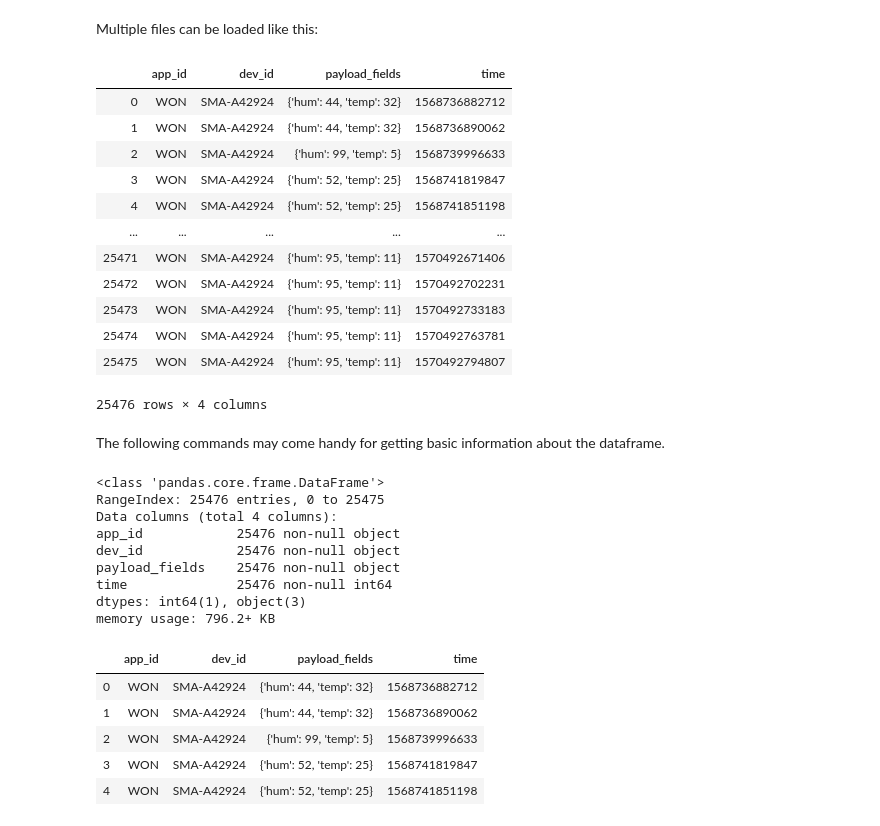
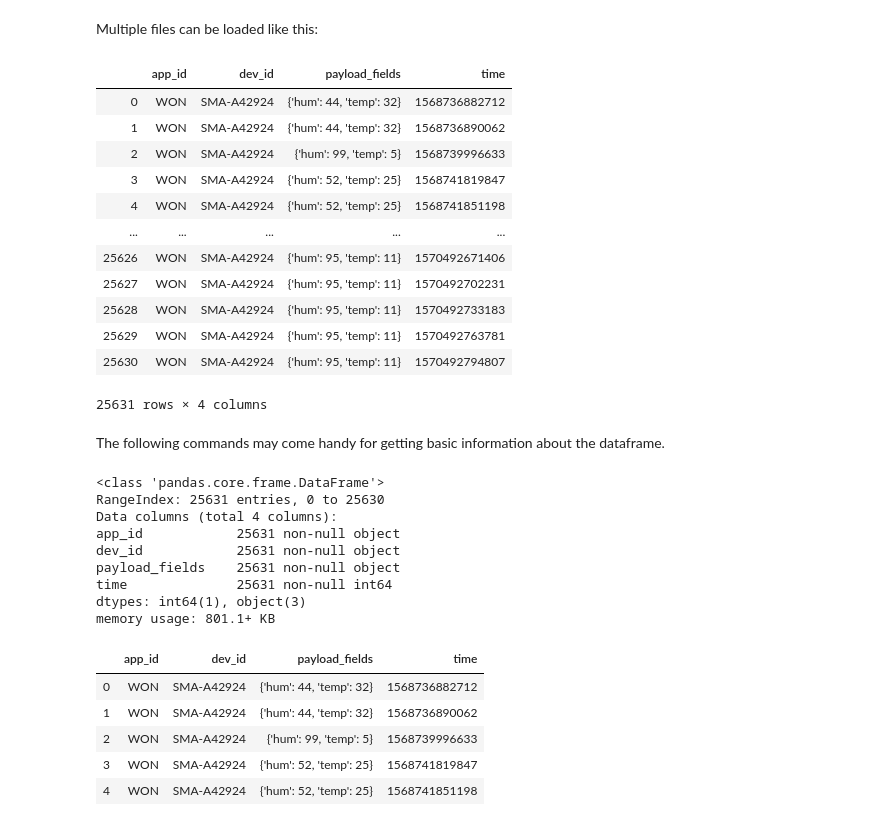
Before and after one commit to sensemakersamsterdam/sensemakers-iot-platform-2019, a Jupyter notebook: notebooks/demo1.ipynb, the cells around one changed output. Drawn from its saved outputs; the diff is of its cells as text; code cells hidden in the pictures.

```diff
--- a/notebooks/demo1.ipynb
+++ b/notebooks/demo1.ipynb
@@ -97,46 +90,46 @@ Multiple files can be loaded like this:
 # %%
 import glob
 
 # List all files for project WON and device SMA-A42924.
 files = glob.glob('/home/shared/WON/SMA-A42924*')
 
 # Define an empty dataframe.
-df = pd.DataFrame()
+df0 = pd.DataFrame()
 
 # Loop over all files and load them to the dataframe.
 for file in files:
     tmp = pd.read_json(file, lines=True)
-    df = df.append(tmp, ignore_index=True)
+    df0 = df0.append(tmp, ignore_index=True)
 
 # Show the dataframe.
-df
+df0
 # %% [output]
 |  | app_id | dev_id | payload_fields | time |
 | 0 | WON | SMA-A42924 | {'hum': 44, 'temp': 32} | 1568736882712 |
 | 1 | WON | SMA-A42924 | {'hum': 44, 'temp': 32} | 1568736890062 |
 | 2 | WON | SMA-A42924 | {'hum': 99, 'temp': 5} | 1568739996633 |
 | 3 | WON | SMA-A42924 | {'hum': 52, 'temp': 25} | 1568741819847 |
 | 4 | WON | SMA-A42924 | {'hum': 52, 'temp': 25} | 1568741851198 |
 | ... | ... | ... | ... | ... |
-| 25471 | WON | SMA-A42924 | {'hum': 95, 'temp': 11} | 1570492671406 |
-| 25472 | WON | SMA-A42924 | {'hum': 95, 'temp': 11} | 1570492702231 |
-| 25473 | WON | SMA-A42924 | {'hum': 95, 'temp': 11} | 1570492733183 |
-| 25474 | WON | SMA-A42924 | {'hum': 95, 'temp': 11} | 1570492763781 |
-| 25475 | WON | SMA-A42924 | {'hum': 95, 'temp': 11} | 1570492794807 |
+| 25626 | WON | SMA-A42924 | {'hum': 95, 'temp': 11} | 1570492671406 |
+| 25627 | WON | SMA-A42924 | {'hum': 95, 'temp': 11} | 1570492702231 |
+| 25628 | WON | SMA-A42924 | {'hum': 95, 'temp': 11} | 1570492733183 |
+| 25629 | WON | SMA-A42924 | {'hum': 95, 'temp': 11} | 1570492763781 |
+| 25630 | WON | SMA-A42924 | {'hum': 95, 'temp': 11} | 1570492794807 |
-25476 rows × 4 columns
+25631 rows × 4 columns
 # %% [markdown]
 The following commands may come handy for getting basic information about the dataframe.
 # %%
-df.info()
+df0.info()
 # %% [output]
 <class 'pandas.core.frame.DataFrame'>
-RangeIndex: 25476 entries, 0 to 25475
+RangeIndex: 25631 entries, 0 to 25630
 Data columns (total 4 columns):
-app_id            25476 non-null object
-dev_id            25476 non-null object
-payload_fields    25476 non-null object
-time              25476 non-null int64
+app_id            25631 non-null object
+dev_id            25631 non-null object
+payload_fields    25631 non-null object
+time              25631 non-null int64
 dtypes: int64(1), object(3)
-memory usage: 796.2+ KB
+memory usage: 801.1+ KB
 # %%
 # Show the first few lines of the dataframe.
```
Also changed, not shown: parts of 34 cells of this notebook.
